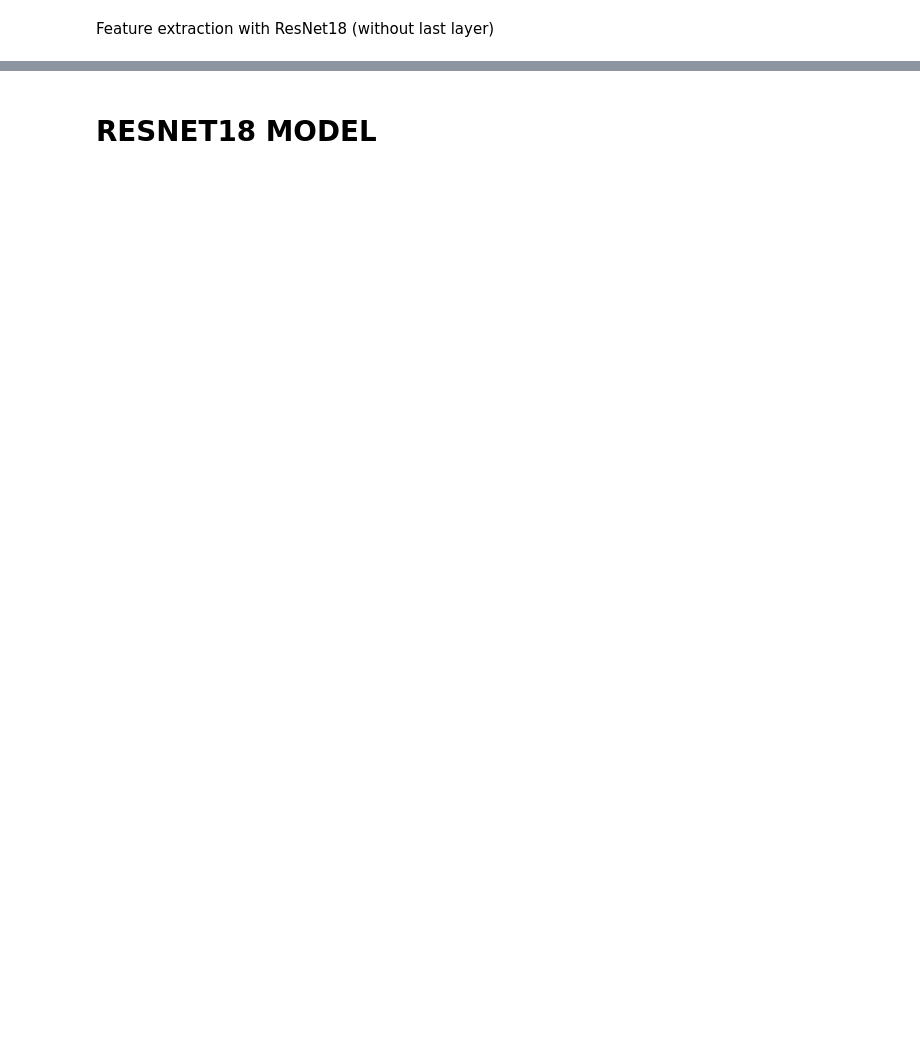
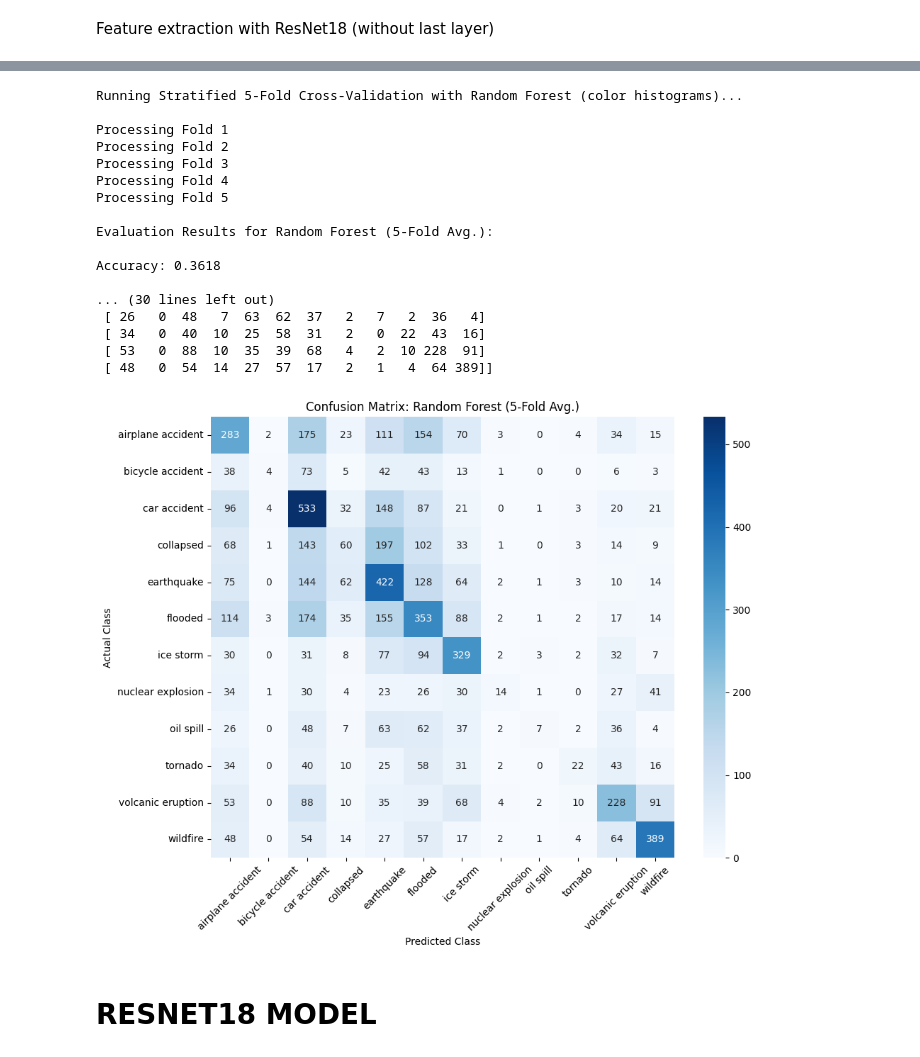
Before and after one commit to Myrthevdv/Data_Science_Final_Project, a Jupyter notebook: main.ipynb, the cells around one changed output, grey strips where cells are left out. Drawn from its saved outputs; the diff is of its cells as text; code cells hidden in the pictures; blank space fills up the shorter version.

```diff
--- a/main.ipynb
+++ b/main.ipynb
@@ -163,2 +174,73 @@ Extracting features...
+# %%
+from sklearn.ensemble import RandomForestClassifier
+from sklearn.model_selection import StratifiedKFold
+import numpy as np
+
+# Function to extract color histogram from a single image tensor
+def extract_color_histogram_from_tensor(img_tensor, bins=16):
+    img_np = img_tensor.permute(1, 2, 0).numpy()  # CHW to HWC format
+    hist_r, _ = np.histogram(img_np[:, :, 0], bins=bins, range=(0, 1), density=True)
+    hist_g, _ = np.histogram(img_np[:, :, 1], bins=bins, range=(0, 1), density=True)
+    hist_b, _ = np.histogram(img_np[:, :, 2], bins=bins, range=(0, 1), density=True)
+    return np.concatenate([hist_r, hist_g, hist_b])
+
+# Extract features and labels from the dataset
+X_all, y_all = [], []
+for img, label in dataset:
+    feature = extract_color_histogram_from_tensor(img, bins=16)
+    X_all.append(feature)
+    y_all.append(label)
+
+X_all = np.array(X_all)
+y_all = np.array(y_all)
+
+# Stratified 5-fold cross-validation
+skf = StratifiedKFold(n_splits=5, shuffle=True, random_state=42)
+
+# Arrays to store all true and predicted labels from each fold
+all_y_true = []
+all_y_pred = []
+
+print("Running Stratified 5-Fold Cross-Validation with Random Forest (color histograms)...\n")
+
+for fold, (train_idx, test_idx) in enumerate(skf.split(X_all, y_all)):
+    print(f"Processing Fold {fold + 1}")
+
+    # Split data for this fold
+    X_train, X_test = X_all[train_idx], X_all[test_idx]
+    y_train, y_test = y_all[train_idx], y_all[test_idx]
+
+    # Train Random Forest classifier
+    clf = RandomForestClassifier(n_estimators=100, random_state=42)
+    clf.fit(X_train, y_train)
+
+    # Predict on test set
+    y_pred = clf.predict(X_test)
+
+    # Store predictions for overall evaluation
+    all_y_true.extend(y_test)
+    all_y_pred.extend(y_pred)
+
+# Evaluate averaged results across all folds
+evaluate_model(all_y_true, all_y_pred, class_names=class_names, model_name="Random Forest")
+# %% [output]
+Running Stratified 5-Fold Cross-Validation with Random Forest (color histograms)...
+
+Processing Fold 1
+Processing Fold 2
+Processing Fold 3
+Processing Fold 4
+Processing Fold 5
+
+Evaluation Results for Random Forest (5-Fold Avg.):
+
+Accuracy: 0.3618
+
+... (30 lines left out)
+ [ 26   0  48   7  63  62  37   2   7   2  36   4]
+ [ 34   0  40  10  25  58  31   2   0  22  43  16]
+ [ 53   0  88  10  35  39  68   4   2  10 228  91]
+ [ 48   0  54  14  27  57  17   2   1   4  64 389]]
+[figure, added]
 # %% [markdown]
 # RESNET18 MODEL
```
Also changed, not shown: parts of 12 cells of this notebook.
